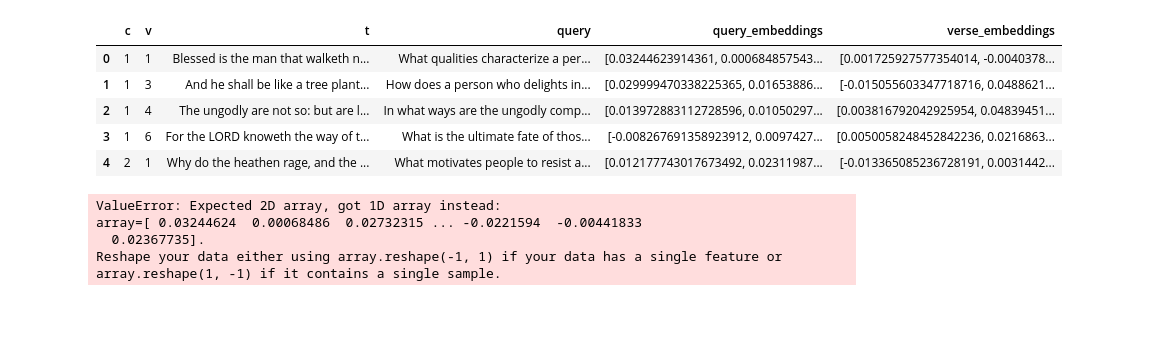
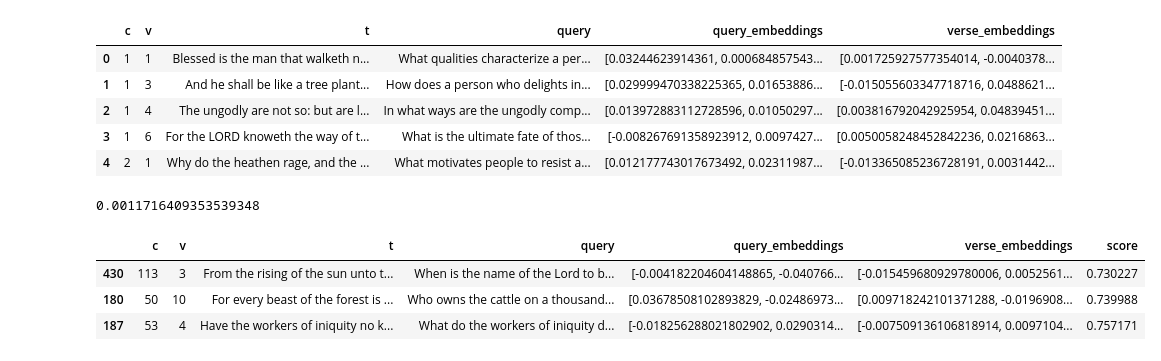
Before and after one commit to m-nicholasnu33/Project_3, a Jupyter notebook: project3.ipynb, the cells around one changed output. Saved outputs shown, nothing was run; the diff lists cells and outputs as text; code cells hidden in the pictures; blank space fills up the shorter version.

```diff
--- a/project3.ipynb
+++ b/project3.ipynb
@@ -848,12 +848,3 @@ filtered_df.head()
 
 ## pass response to another LLM (prompt: you are a bot that evaluates relevance of answers to a question. Given this question, is the answer relevant? Yes or no only? (can play with this))
 ## if response is yes, 1, else 0, sum/count is our performance metric, % relevance
-# %%
-##filtered_df['scores'] = cosine_similarity(filtered_df['query_embeddings'].values,filtered_df['verse_embeddings'].values)
-
-filtered_df.iloc[0] = cosine_similarity(filtered_df['query_embeddings'].iloc[0],filtered_df['verse_embeddings'].iloc[0])
-# %% [output]
-ValueError: Expected 2D array, got 1D array instead:
-array=[ 0.03244624  0.00068486  0.02732315 ... -0.0221594  -0.00441833
-  0.02367735].
-Reshape your data either using array.reshape(-1, 1) if your data has a single feature or array.reshape(1, -1) if it contains a single sample.
@@ -861,0 +851,16 @@ filtered_df.head()
+# %%
+filtered_df.iloc[-1, -1][0]
+# %% [output]
+0.0011716409353539348
+# %%
+from scipy.spatial import distance
+for idx, row in filtered_df.iterrows():
+    filtered_df.loc[idx, 'score']=distance.euclidean(filtered_df.loc[idx, 'query_embeddings'], filtered_df.loc[idx, 'verse_embeddings'])
+# distance.euclidean(filtered_df.iloc[-1, -1], filtered_df.iloc[-1, -1])
+# %%
+filtered_df.sort_values('score', ascending=True).head(3)
+# %% [output]
+|  | c | v | t | query | query_embeddings | verse_embeddings | score |
+| 430 | 113 | 3 | From the rising of the sun unto t... | When is the name of the Lord to b... | [-0.004182204604148865, -0.040766... | [-0.015459680929780006, 0.0052561... | 0.730227 |
+| 180 | 50 | 10 | For every beast of the forest is ... | Who owns the cattle on a thousand... | [0.03678508102893829, -0.02486973... | [0.009718242101371288, -0.0196908... | 0.739988 |
+| 187 | 53 | 4 | Have the workers of iniquity no k... | What do the workers of iniquity d... | [-0.018256288021802902, 0.0290314... | [-0.007509136106818914, 0.0097104... | 0.757171 |
```
Also changed, not shown: parts of 1 cell of this notebook.
